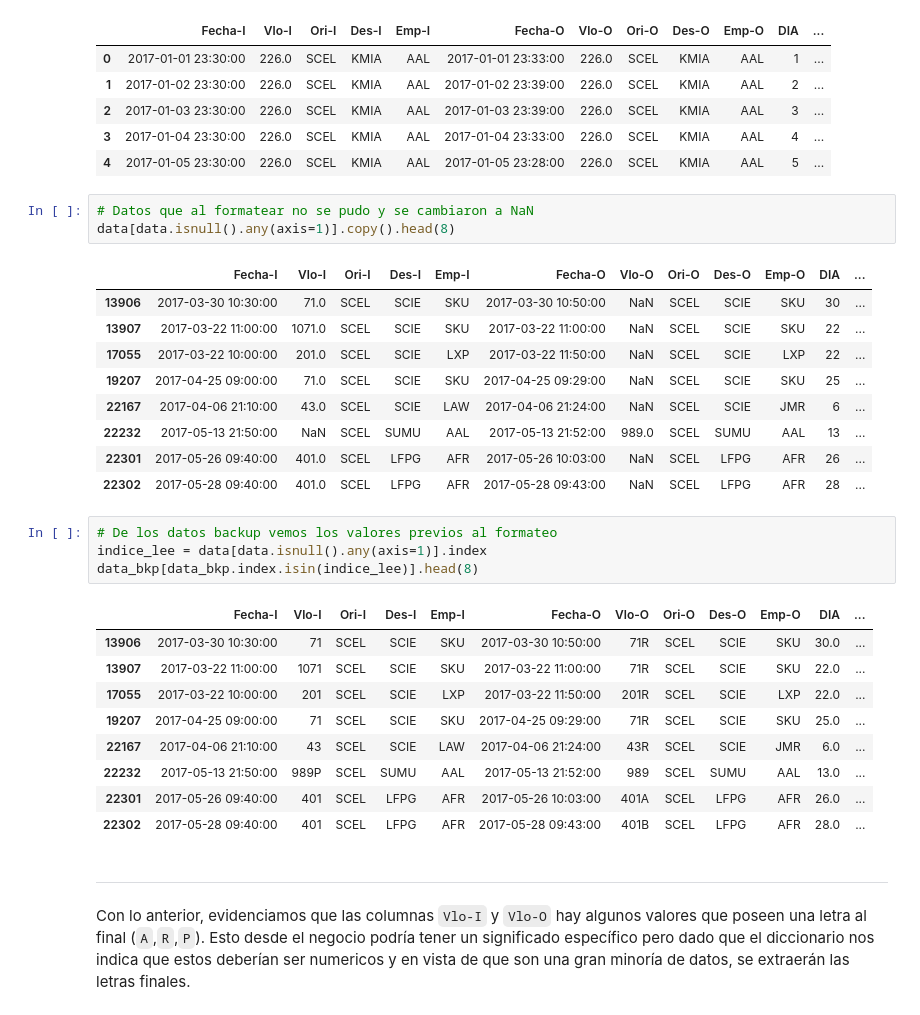
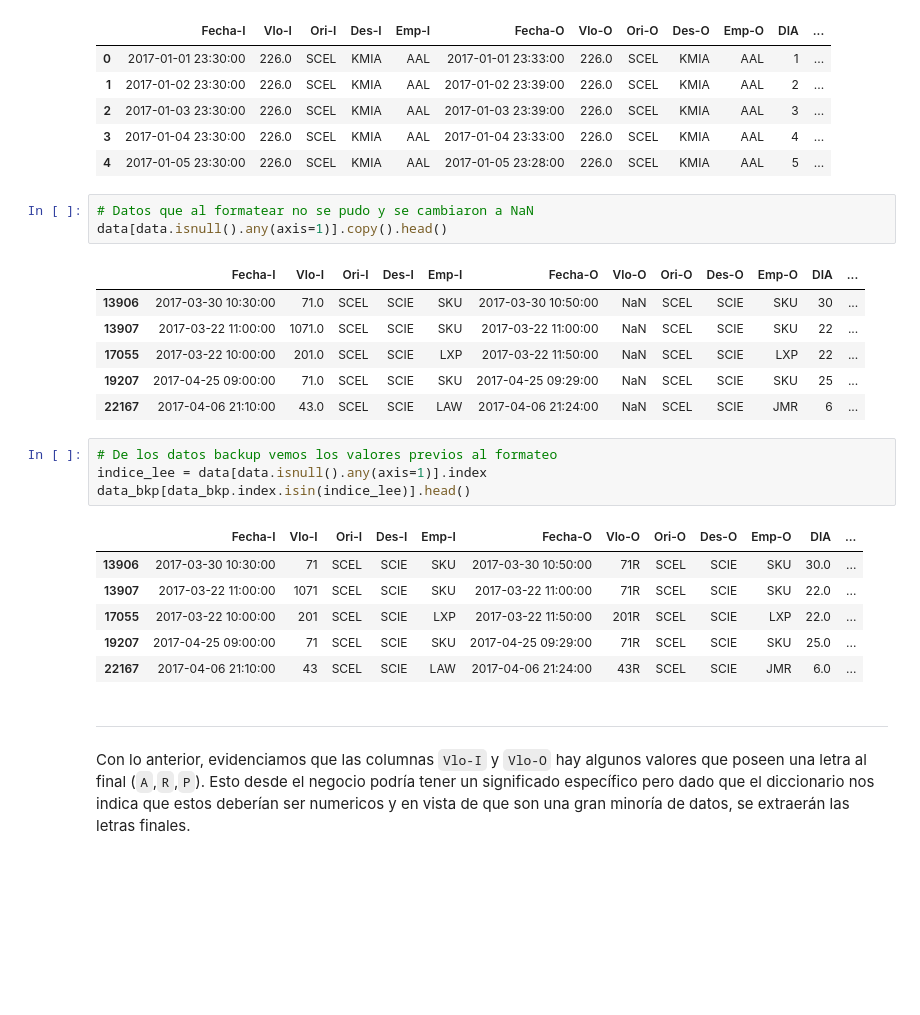
Before and after one commit to Mishagk/LATAM-Desafio-DS, a Jupyter notebook: solution.ipynb, the cells around one changed output. Drawn from its saved outputs; the diff is of its cells as text; blank space fills up the shorter version.

```diff
--- a/solution.ipynb
+++ b/solution.ipynb
@@ -456,21 +460,18 @@ data.head()
 | 4 | 2017-01-05 23:30:00 | 226.0 | SCEL | KMIA | AAL | 2017-01-05 23:28:00 | 226.0 | SCEL | KMIA | AAL | 5 | ... |
 # %%
 # Datos que al formatear no se pudo y se cambiaron a NaN
-data[data.isnull().any(axis=1)].copy().head(8)
+data[data.isnull().any(axis=1)].copy().head()
 # %% [output]
 |  | Fecha-I | Vlo-I | Ori-I | Des-I | Emp-I | Fecha-O | Vlo-O | Ori-O | Des-O | Emp-O | DIA | ... |
 | 13906 | 2017-03-30 10:30:00 | 71.0 | SCEL | SCIE | SKU | 2017-03-30 10:50:00 | NaN | SCEL | SCIE | SKU | 30 | ... |
 | 13907 | 2017-03-22 11:00:00 | 1071.0 | SCEL | SCIE | SKU | 2017-03-22 11:00:00 | NaN | SCEL | SCIE | SKU | 22 | ... |
 | 17055 | 2017-03-22 10:00:00 | 201.0 | SCEL | SCIE | LXP | 2017-03-22 11:50:00 | NaN | SCEL | SCIE | LXP | 22 | ... |
 | 19207 | 2017-04-25 09:00:00 | 71.0 | SCEL | SCIE | SKU | 2017-04-25 09:29:00 | NaN | SCEL | SCIE | SKU | 25 | ... |
 | 22167 | 2017-04-06 21:10:00 | 43.0 | SCEL | SCIE | LAW | 2017-04-06 21:24:00 | NaN | SCEL | SCIE | JMR | 6 | ... |
-| 22232 | 2017-05-13 21:50:00 | NaN | SCEL | SUMU | AAL | 2017-05-13 21:52:00 | 989.0 | SCEL | SUMU | AAL | 13 | ... |
-| 22301 | 2017-05-26 09:40:00 | 401.0 | SCEL | LFPG | AFR | 2017-05-26 10:03:00 | NaN | SCEL | LFPG | AFR | 26 | ... |
-| 22302 | 2017-05-28 09:40:00 | 401.0 | SCEL | LFPG | AFR | 2017-05-28 09:43:00 | NaN | SCEL | LFPG | AFR | 28 | ... |
 # %%
 # De los datos backup vemos los valores previos al formateo
 indice_lee = data[data.isnull().any(axis=1)].index
-data_bkp[data_bkp.index.isin(indice_lee)].head(8)
+data_bkp[data_bkp.index.isin(indice_lee)].head()
 # %% [output]
 |  | Fecha-I | Vlo-I | Ori-I | Des-I | Emp-I | Fecha-O | Vlo-O | Ori-O | Des-O | Emp-O | DIA | ... |
 | 13906 | 2017-03-30 10:30:00 | 71 | SCEL | SCIE | SKU | 2017-03-30 10:50:00 | 71R | SCEL | SCIE | SKU | 30.0 | ... |
@@ -478,9 +479,6 @@ data_bkp[data_bkp.index.isin(indice_lee)].head(8)
 | 17055 | 2017-03-22 10:00:00 | 201 | SCEL | SCIE | LXP | 2017-03-22 11:50:00 | 201R | SCEL | SCIE | LXP | 22.0 | ... |
 | 19207 | 2017-04-25 09:00:00 | 71 | SCEL | SCIE | SKU | 2017-04-25 09:29:00 | 71R | SCEL | SCIE | SKU | 25.0 | ... |
 | 22167 | 2017-04-06 21:10:00 | 43 | SCEL | SCIE | LAW | 2017-04-06 21:24:00 | 43R | SCEL | SCIE | JMR | 6.0 | ... |
-| 22232 | 2017-05-13 21:50:00 | 989P | SCEL | SUMU | AAL | 2017-05-13 21:52:00 | 989 | SCEL | SUMU | AAL | 13.0 | ... |
-| 22301 | 2017-05-26 09:40:00 | 401 | SCEL | LFPG | AFR | 2017-05-26 10:03:00 | 401A | SCEL | LFPG | AFR | 26.0 | ... |
-| 22302 | 2017-05-28 09:40:00 | 401 | SCEL | LFPG | AFR | 2017-05-28 09:43:00 | 401B | SCEL | LFPG | AFR | 28.0 | ... |
 # %% [markdown]
 ___
 Con lo anterior, evidenciamos que las columnas `Vlo-I` y `Vlo-O` hay algunos valores que poseen una letra al final (`A`,`R`,`P`). Esto desde el negocio podría tener un significado específico pero dado que el diccionario nos indica que estos deberían ser numericos y en vista de que son una gran minoría de datos, se extraerán las letras finales.
```
Also changed, not shown: parts of 31 cells of this notebook, 1 other file.
